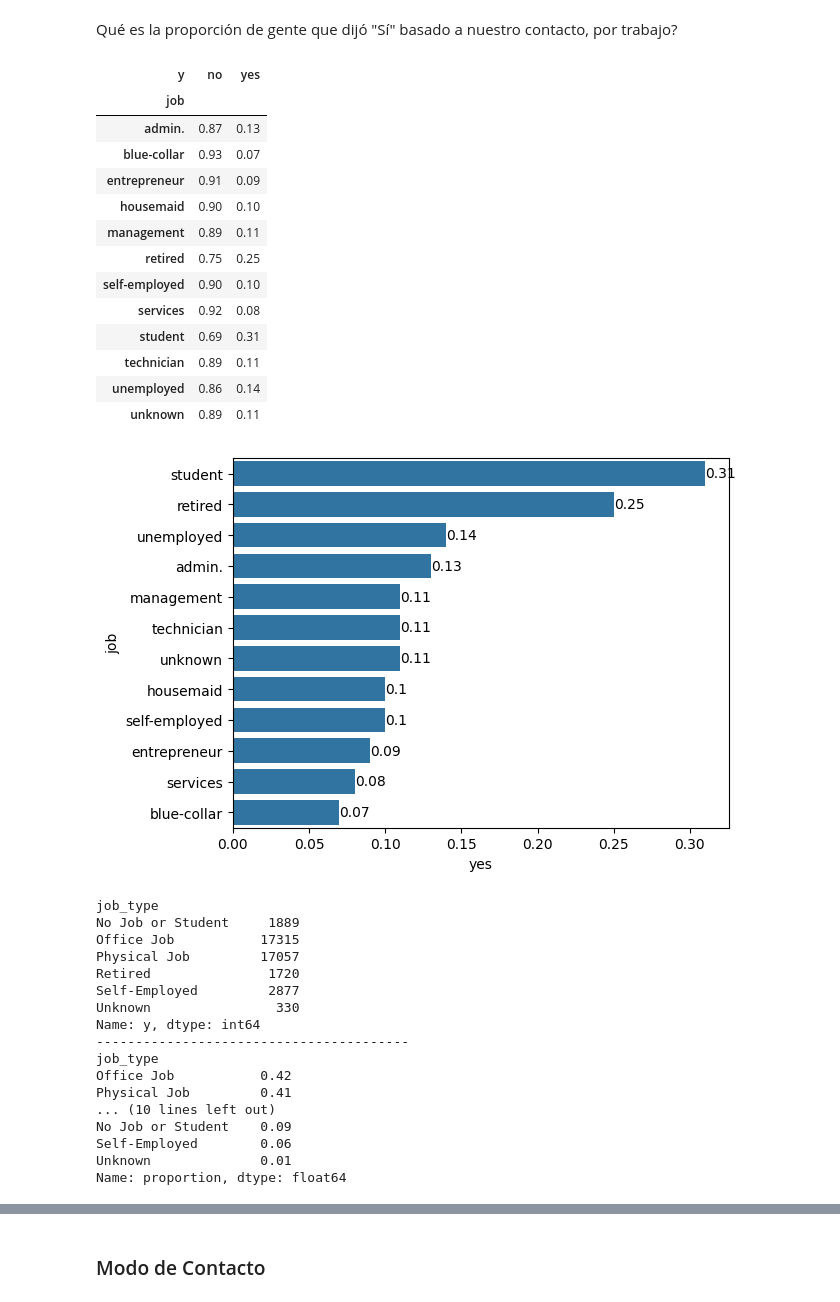
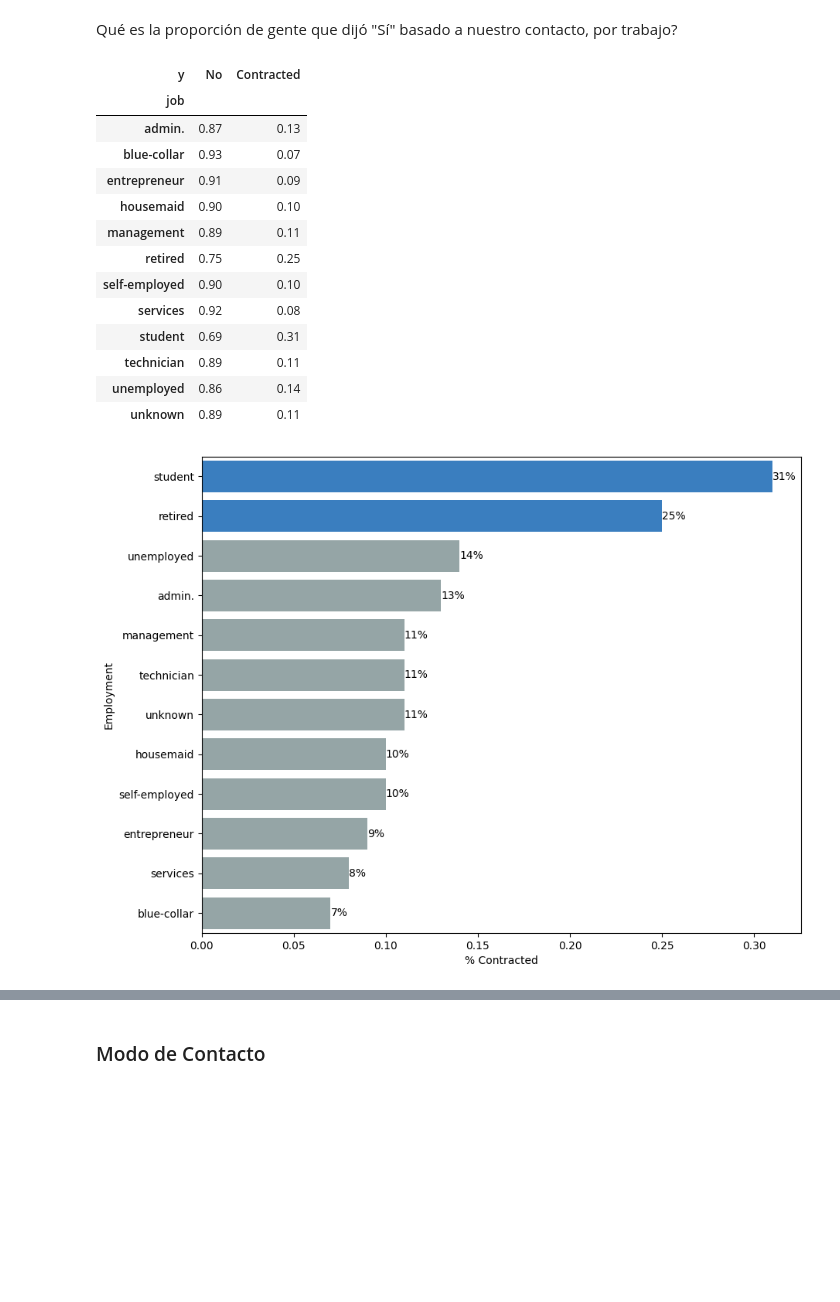
Before and after one commit to diegodelarubia/Trabajo_Final_Master-TFM-, a Jupyter notebook: TFM_Fintech/TFM_Final/main.ipynb, the cells around one changed output, grey strips where cells are left out. Saved outputs shown, nothing was run; the diff lists cells and outputs as text; code cells hidden in the pictures; blank space fills up the shorter version.

```diff
--- a/TFM_Fintech/TFM_Final/main.ipynb
+++ b/TFM_Fintech/TFM_Final/main.ipynb
@@ -559,9 +564,9 @@ sns.barplot(
 # %% [markdown]
 Qué es la proporción de gente que dijó "Sí" basado a nuestro contacto, por trabajo?
 # %%
-df.groupby('job')['y'].value_counts(normalize= True).round(2).reset_index().pivot(index= 'job', columns = 'y', values = 'proportion')
+df.groupby('job')['y'].value_counts(normalize= True).round(2).reset_index().pivot(index= 'job', columns = 'y', values = 'proportion').rename(columns={'no':'No','yes':'Contracted'})
 # %% [output]
-| y | no | yes |
+| y | No | Contracted |
 | job |  |  |
 | admin. | 0.87 | 0.13 |
 | blue-collar | 0.93 | 0.07 |
@@ -576,18 +581,30 @@ df.groupby('job')['y'].value_counts(normalize= True).round(2).reset_index().pivo
 | unemployed | 0.86 | 0.14 |
 | unknown | 0.89 | 0.11 |
 # %%
+fig, ax = plt.subplots(figsize=(10, 8))
+
 ax = sns.barplot(
     df.groupby('job')['y']
       .value_counts(normalize=True)
       .round(2)
       .reset_index()
       .pivot(index='job', columns='y', values='proportion')
       .sort_values(by='yes', ascending=False),
     x='yes',
     y='job'
 )
 
+ax.set(xlabel='% Contracted', ylabel='Employment')
+
 for container in ax.containers:
-    ax.bar_label(container, fontsize=10)
+    ax.bar_label(container, fontsize=10, fmt=lambda x: f'{x:.0%}')
+
+for i, patch in enumerate(ax.patches):
+    if i < 2:
+        patch.set_facecolor("#3a7ebf")
+    else:
+        patch.set_facecolor('#95a5a6')
+
+plt.show()
 # %% [output]
-[figure, old version]
+[figure, new version]
@@ -597,24 +610,0 @@ df['job_type'] = df['job'].apply(lambda x: jobType(x))
-# %%
-print(df.groupby('job_type')['y'].count())
-print('--'*20)
-print(df['job_type'].value_counts(normalize= True).round(2))
-print('--'*20)
-print(df.query('y == "yes"')['job_type'].value_counts(normalize = True).round(2))
-# %% [output]
-job_type
-No Job or Student     1889
-Office Job           17315
-Physical Job         17057
-Retired               1720
-Self-Employed         2877
-Unknown                330
-Name: y, dtype: int64
-----------------------------------------
-job_type
-Office Job           0.42
-Physical Job         0.41
-... (10 lines left out)
-No Job or Student    0.09
-Self-Employed        0.06
-Unknown              0.01
-Name: proportion, dtype: float64
```
Also changed, not shown: parts of 84 cells of this notebook, 4 other files.
